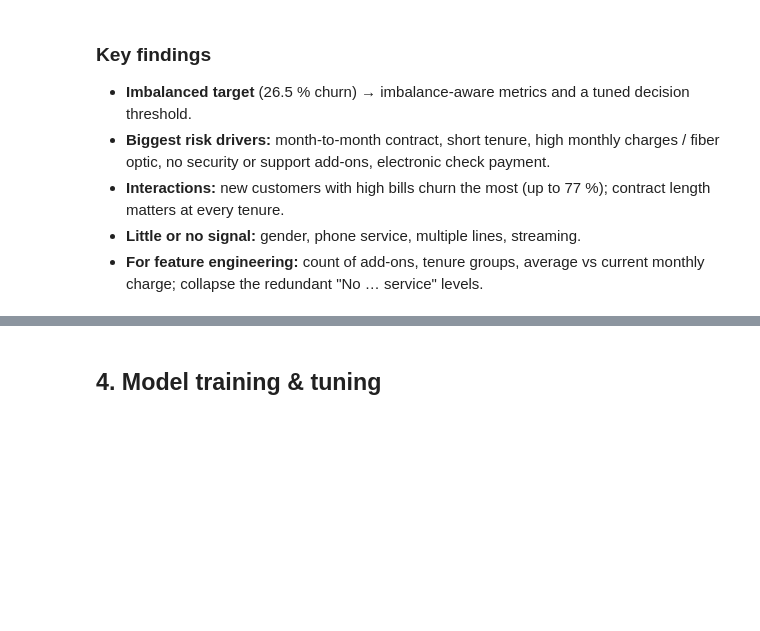
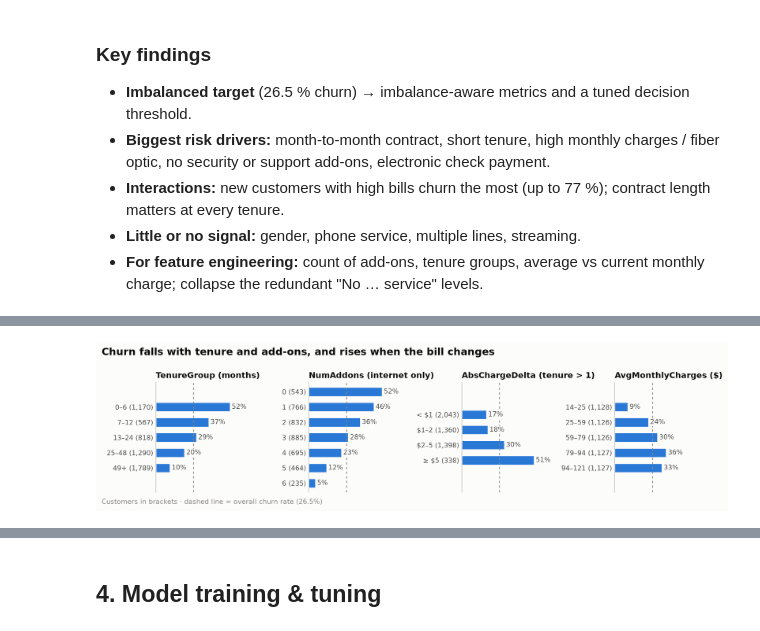
Before and after one commit to aljazfrancic/churn, a Jupyter notebook: churn_prediction.ipynb, the cells around one changed output, grey strips where cells are left out. Drawn from its saved outputs; the diff is of its cells as text; code cells hidden in the pictures; blank space fills up the shorter version.

Commit message:
Add feature engineering and preprocessing pipeline
Co-Authored-By: Claude Opus 5.5 <noreply@anthropic.com>

```diff
--- a/churn_prediction.ipynb
+++ b/churn_prediction.ipynb
@@ -8,15 +8,19 @@
 %config InlineBackend.figure_formats = ["retina"]
 
 import pandas as pd
+from sklearn.model_selection import train_test_split
 
 from churn import config
-from churn.data import clean, column_overview, load_raw, quality_checks
+from churn.data import clean, column_overview, load_raw, quality_checks, split_features_target
 from churn.eda import association_matrix, association_with_churn, format_p_value
+from churn.features import FeatureEngineer
+from churn.pipeline import build_preprocessor, compare_skewness
 from churn.plots import (
     plot_association_matrix,
     plot_churn_by_tenure_and_contract,
     plot_churn_heatmap,
     plot_churn_rate_by_category,
+    plot_new_features,
     plot_numeric_distributions,
     plot_target_distribution,
     set_theme,
@@ -234,0 +241,7 @@ plot_association_matrix(
+# %%
+X, y = split_features_target(df)
+X_train, X_test, y_train, y_test = train_test_split(
+    X, y, test_size=0.2, stratify=y, random_state=config.RANDOM_STATE
+)
+print(f"Train: {len(X_train):,} customers, {y_train.mean():.1%} churn")
+print(f"Test:  {len(X_test):,} customers, {y_test.mean():.1%} churn")
@@ -234,0 +261,4 @@ plot_association_matrix(
+# %%
+features = FeatureEngineer().fit_transform(X_train)
+new_columns = config.NEW_NUMERIC_COLUMNS + config.NEW_CATEGORICAL_COLUMNS
+features[config.NUMERIC_COLUMNS + new_columns].head().round(2)
@@ -234,0 +272,6 @@ plot_association_matrix(
+# %%
+plot_new_features(
+    features, y_train, "Churn falls with tenure and add-ons, and rises when the bill changes"
+);
+# %% [output]
+[figure, added]
```
Also changed, not shown: parts of 11 cells of this notebook, 8 other files.
